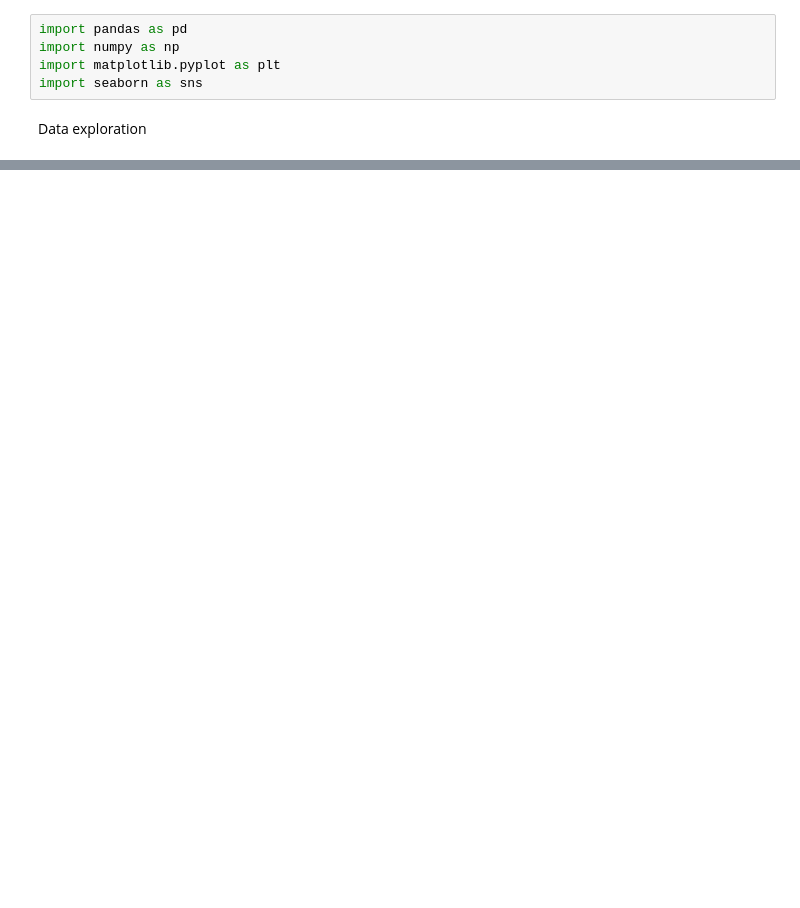
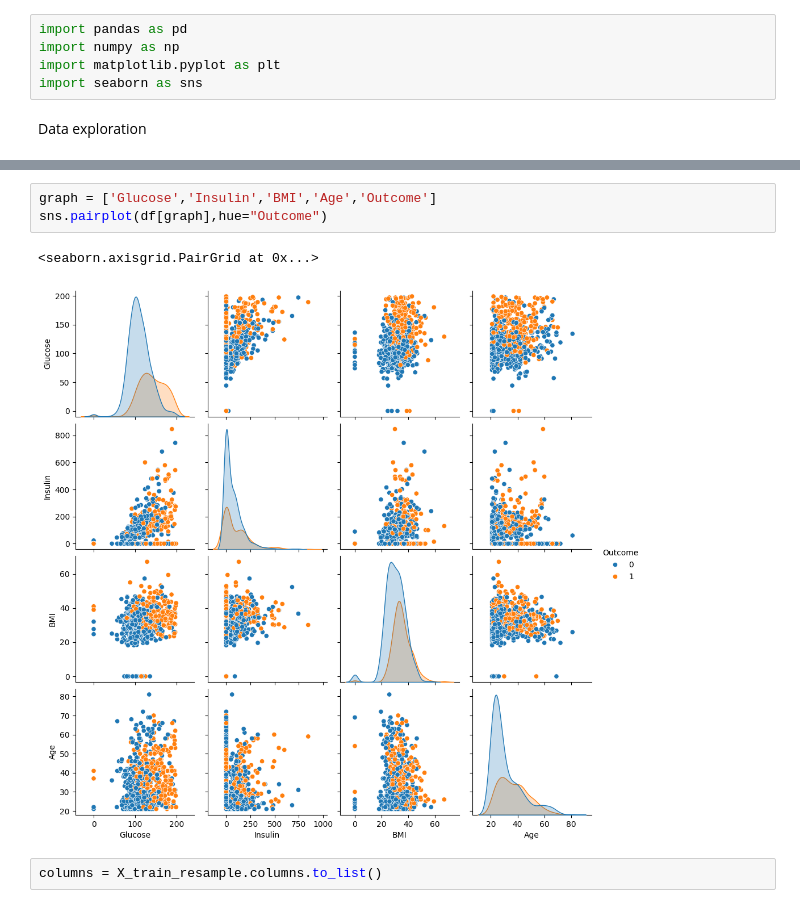
Before and after one commit to SinisterPlagueBot/dwa_w_dakchi, a Jupyter notebook: ml_server/testing.ipynb, the cells around one changed output, grey strips where cells are left out. Drawn from its saved outputs; the diff is of its cells as text; blank space fills up the shorter version.

```diff
--- a/ml_server/testing.ipynb
+++ b/ml_server/testing.ipynb
@@ -17,0 +51,8 @@ df.sample(4)
+# %%
+graph = ['Glucose','Insulin','BMI','Age','Outcome']
+sns.pairplot(df[graph],hue="Outcome")
+# %% [output]
+<seaborn.axisgrid.PairGrid at 0x...>
+[figure, added]
+# %%
+columns = X_train_resample.columns.to_list()
```
Also changed, not shown: parts of 28 cells of this notebook, 17 other files.
